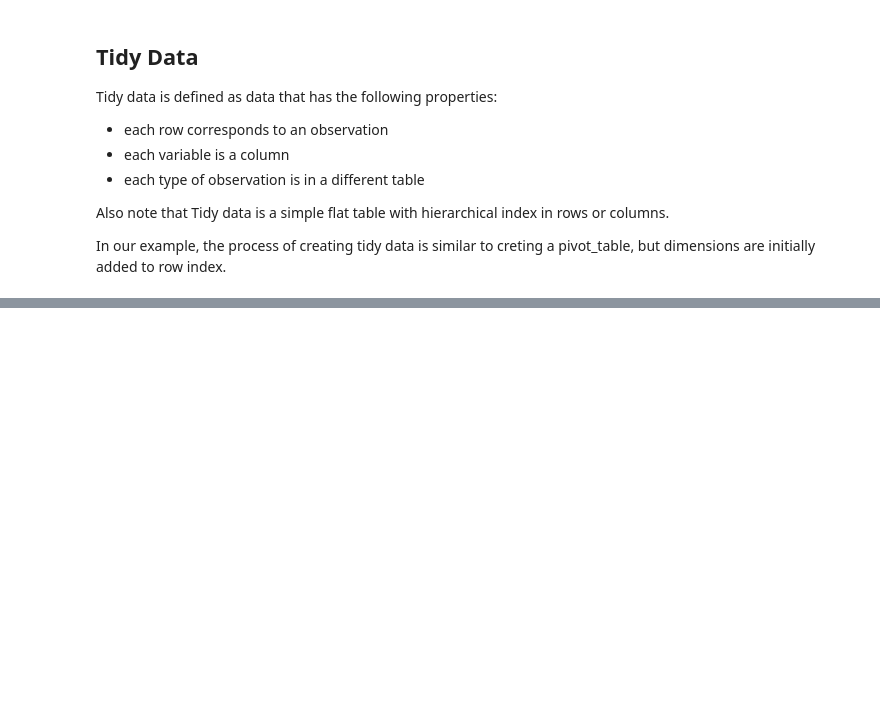
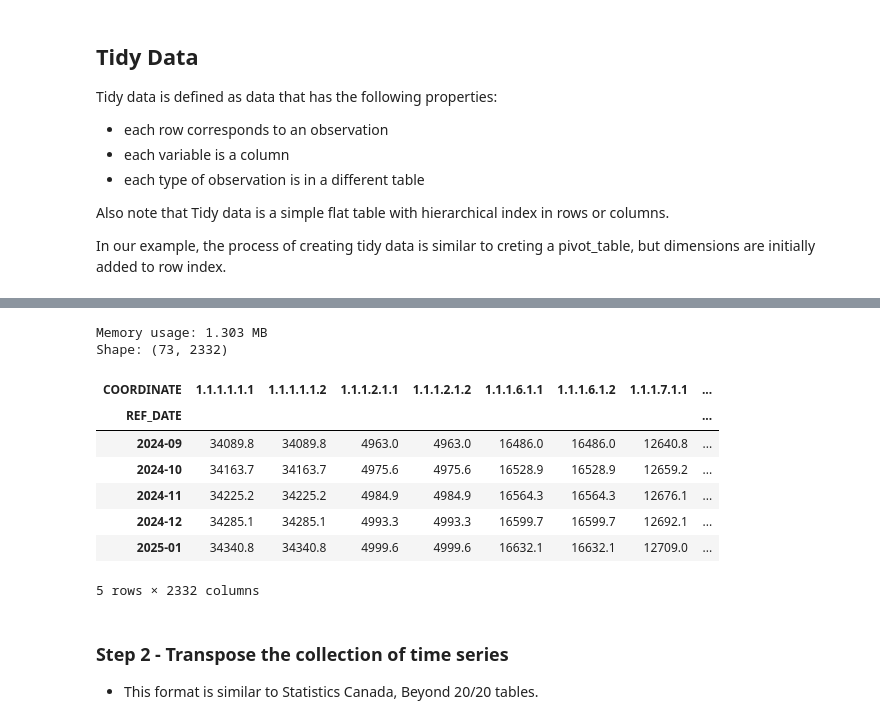
Before and after one commit to mahdi-ghafarian/pandas, a Jupyter notebook: panel_data.ipynb, the cells around one changed output, grey strips where cells are left out. Drawn from its saved outputs; the diff is of its cells as text; code cells hidden in the pictures; blank space fills up the shorter version.

```diff
--- a/panel_data.ipynb
+++ b/panel_data.ipynb
@@ -514,0 +541,14 @@ None
+# %%
+# drop extra columns
+columns_to_drop = ['DGUID', 'Statistics', 'UOM', 'SCALAR_FACTOR',
+'UOM_ID','SCALAR_ID','VECTOR', 'STATUS', 'SYMBOL', 'TERMINATED', 'DECIMALS',
+'GEO','Labour force characteristics','Gender','Age group','Data type'
+]
+
+df_6 = df_1.drop(columns=[col for col in columns_to_drop if col in df_1.columns], axis=1)
+
+# Display the DataFrame and its memory usage
+memory_usage(df_6)
+print('Shape:', df_6.shape)
+df_6.tail()
+# print(df_6.info())
@@ -514,0 +571,24 @@ None
+# %%
+df_7 = df_6.pivot_table(index='REF_DATE',columns=['COORDINATE'],
+    values='VALUE')
+
+# Display the DataFrame and its memory usage
+memory_usage(df_7)
+print('Shape:', df_7.shape)
+df_7.tail()
+
+# df_7.info()
+# %% [output]
+Memory usage: 1.303 MB
+Shape: (73, 2332)
+| COORDINATE | 1.1.1.1.1.1 | 1.1.1.1.1.2 | 1.1.1.2.1.1 | 1.1.1.2.1.2 | 1.1.1.6.1.1 | 1.1.1.6.1.2 | 1.1.1.7.1.1 | ... |
+| REF_DATE |  |  |  |  |  |  |  | ... |
+| 2024-09 | 34089.8 | 34089.8 | 4963.0 | 4963.0 | 16486.0 | 16486.0 | 12640.8 | ... |
+| 2024-10 | 34163.7 | 34163.7 | 4975.6 | 4975.6 | 16528.9 | 16528.9 | 12659.2 | ... |
+| 2024-11 | 34225.2 | 34225.2 | 4984.9 | 4984.9 | 16564.3 | 16564.3 | 12676.1 | ... |
+| 2024-12 | 34285.1 | 34285.1 | 4993.3 | 4993.3 | 16599.7 | 16599.7 | 12692.1 | ... |
+| 2025-01 | 34340.8 | 34340.8 | 4999.6 | 4999.6 | 16632.1 | 16632.1 | 12709.0 | ... |
+5 rows × 2332 columns
+# %% [markdown]
+### Step 2 - Transpose the collection of time series
+* This format is similar to Statistics Canada, Beyond 20/20 tables.
```
Also changed, not shown: parts of 7 cells of this notebook.
